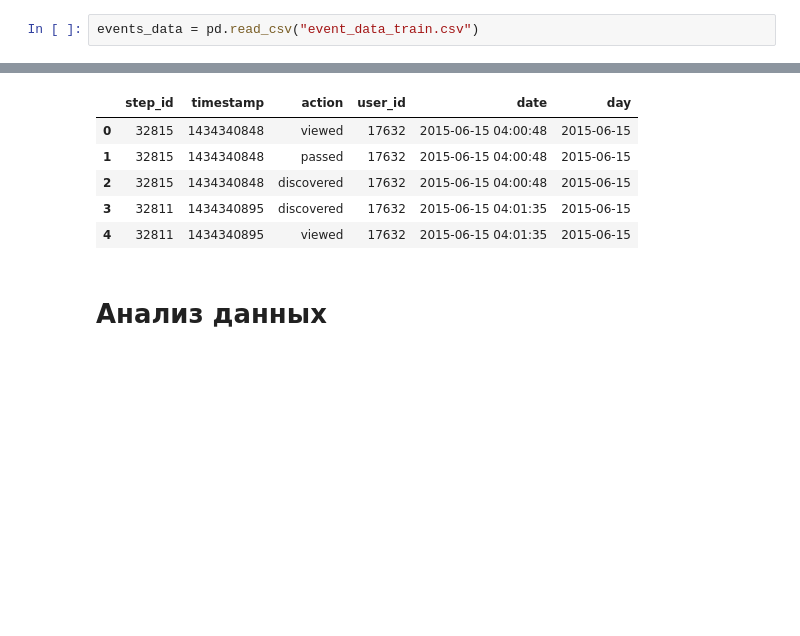
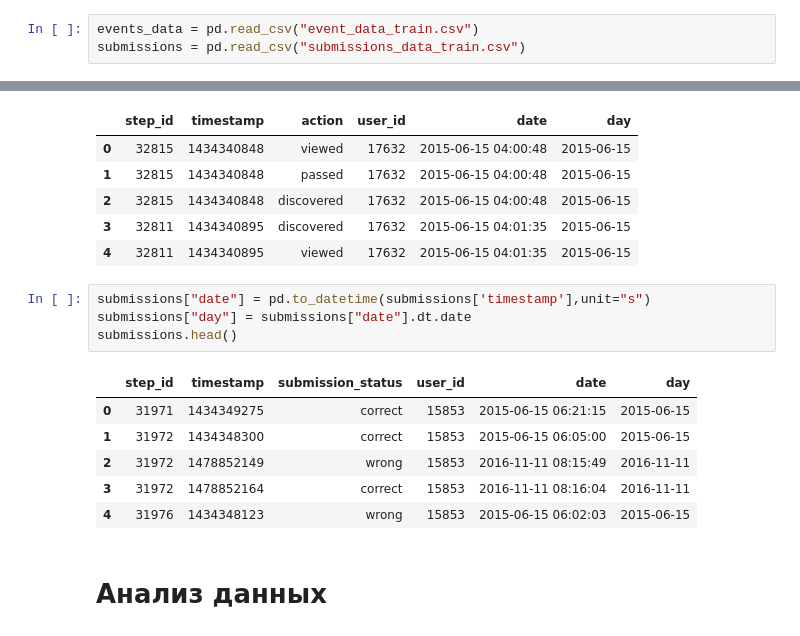
Before and after one commit to PigStep/Stepic-R-course-analitycs, a Jupyter notebook: main/main.ipynb, the cells around one changed output, grey strips where cells are left out. Drawn from its saved outputs; the diff is of its cells as text; blank space fills up the shorter version.

```diff
--- a/main/main.ipynb
+++ b/main/main.ipynb
@@ -10,6 +10,7 @@ import matplotlib.pyplot as plt
 import seaborn as sns
 # %%
 events_data = pd.read_csv("event_data_train.csv")
+submissions = pd.read_csv("submissions_data_train.csv")
 # %%
 events_data.head()
 # %% [output]
@@ -41,6 +51,17 @@ events_data.head()
 | 2 | 32815 | 1434340848 | discovered | 17632 | 2015-06-15 04:00:48 | 2015-06-15 |
 | 3 | 32811 | 1434340895 | discovered | 17632 | 2015-06-15 04:01:35 | 2015-06-15 |
 | 4 | 32811 | 1434340895 | viewed | 17632 | 2015-06-15 04:01:35 | 2015-06-15 |
+# %%
+submissions["date"] = pd.to_datetime(submissions['timestamp'],unit="s")
+submissions["day"] = submissions["date"].dt.date
+submissions.head()
+# %% [output]
+|  | step_id | timestamp | submission_status | user_id | date | day |
+| 0 | 31971 | 1434349275 | correct | 15853 | 2015-06-15 06:21:15 | 2015-06-15 |
+| 1 | 31972 | 1434348300 | correct | 15853 | 2015-06-15 06:05:00 | 2015-06-15 |
+| 2 | 31972 | 1478852149 | wrong | 15853 | 2016-11-11 08:15:49 | 2016-11-11 |
+| 3 | 31972 | 1478852164 | correct | 15853 | 2016-11-11 08:16:04 | 2016-11-11 |
+| 4 | 31976 | 1434348123 | wrong | 15853 | 2015-06-15 06:02:03 | 2015-06-15 |
 # %% [markdown]
 # Анализ данных
 # %%
```
Also changed, not shown: parts of 5 cells of this notebook.
